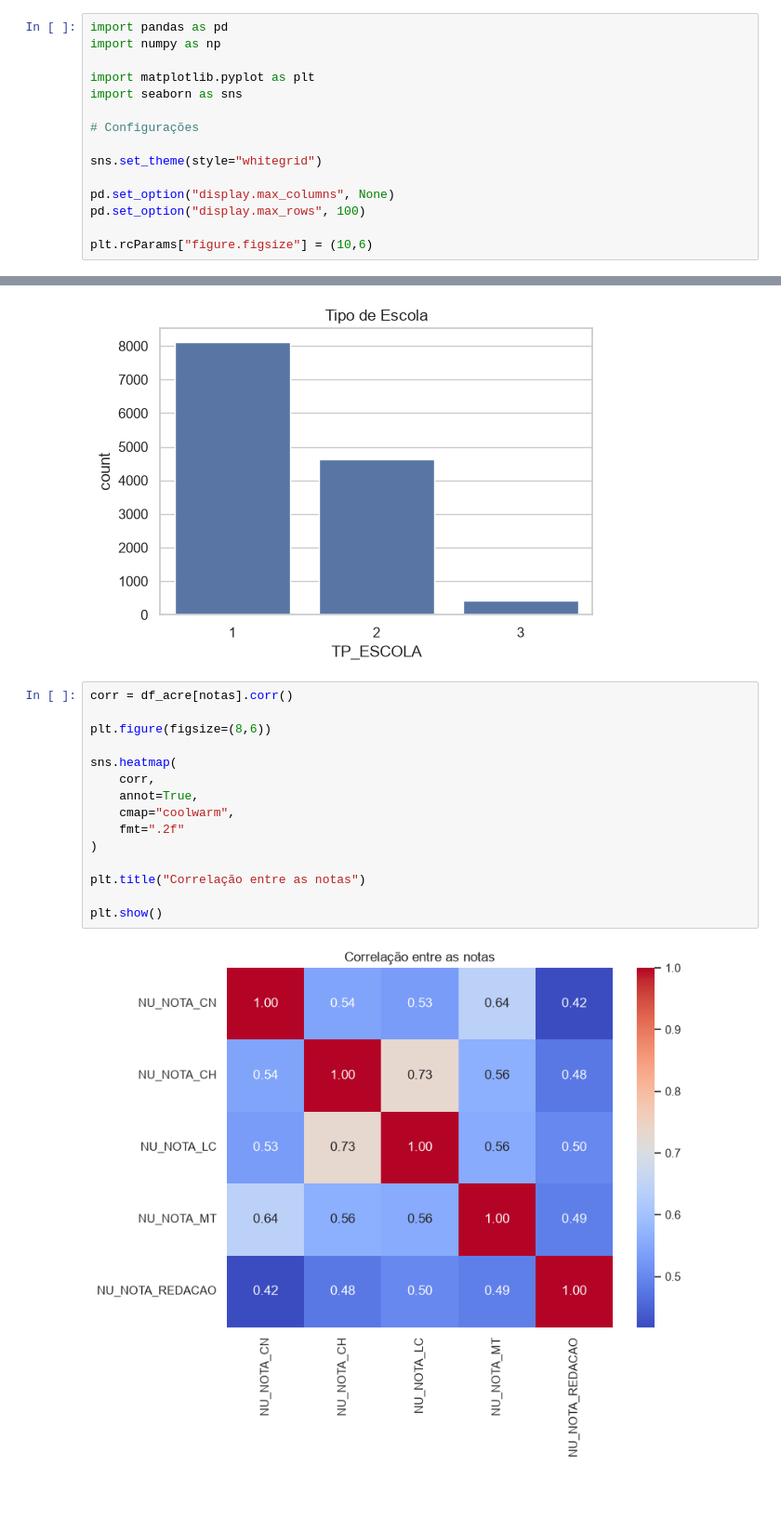
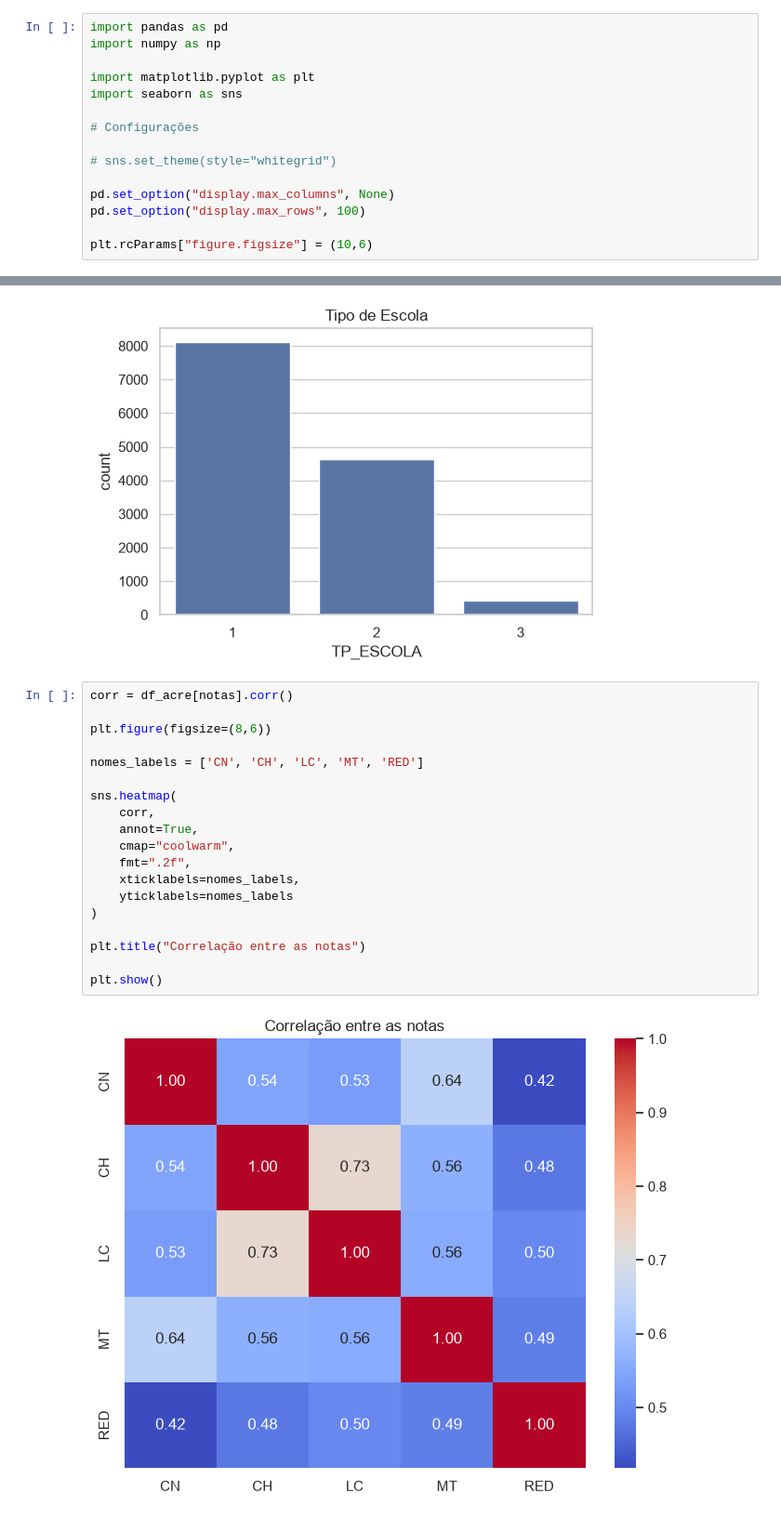
Before and after one commit to mvs105/TESI1---2026.1, a Jupyter notebook: analise_exploratoria_enem_acre.ipynb, the cells around one changed output, grey strips where cells are left out. Shown at 93% size. Cells and saved outputs as stored; diff of their text form; blank space fills up the shorter version.

```diff
--- a/analise_exploratoria_enem_acre.ipynb
+++ b/analise_exploratoria_enem_acre.ipynb
@@ -22,7 +22,7 @@ import seaborn as sns
 
 # Configurações
 
-sns.set_theme(style="whitegrid")
+# sns.set_theme(style="whitegrid")
 
 pd.set_option("display.max_columns", None)
 pd.set_option("display.max_rows", 100)
@@ -285,19 +320,23 @@ plt.show()
 # %%
 corr = df_acre[notas].corr()
 
 plt.figure(figsize=(8,6))
 
+nomes_labels = ['CN', 'CH', 'LC', 'MT', 'RED']
+
 sns.heatmap(
     corr,
     annot=True,
     cmap="coolwarm",
-    fmt=".2f"
+    fmt=".2f",
+    xticklabels=nomes_labels,
+    yticklabels=nomes_labels
 )
 
 plt.title("Correlação entre as notas")
 
 plt.show()
 # %% [output]
-[figure, old version]
+[figure, new version]
 # %%
 df_acre_filtrado = df_acre[(df_acre["NU_NOTA_MT"] > 0) & (df_acre["NU_NOTA_LC"] > 0)]
```
Also changed, not shown: parts of 7 cells of this notebook.
